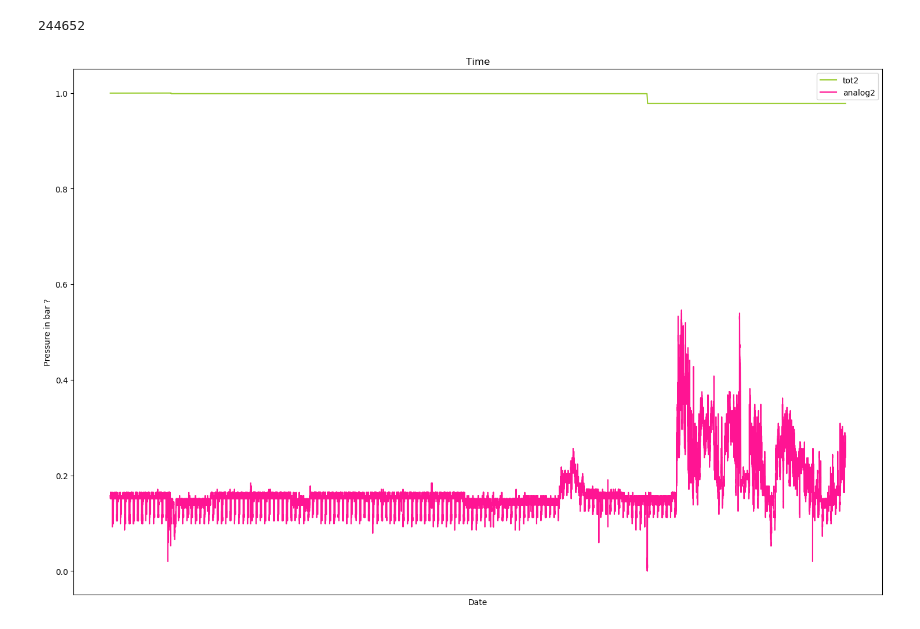
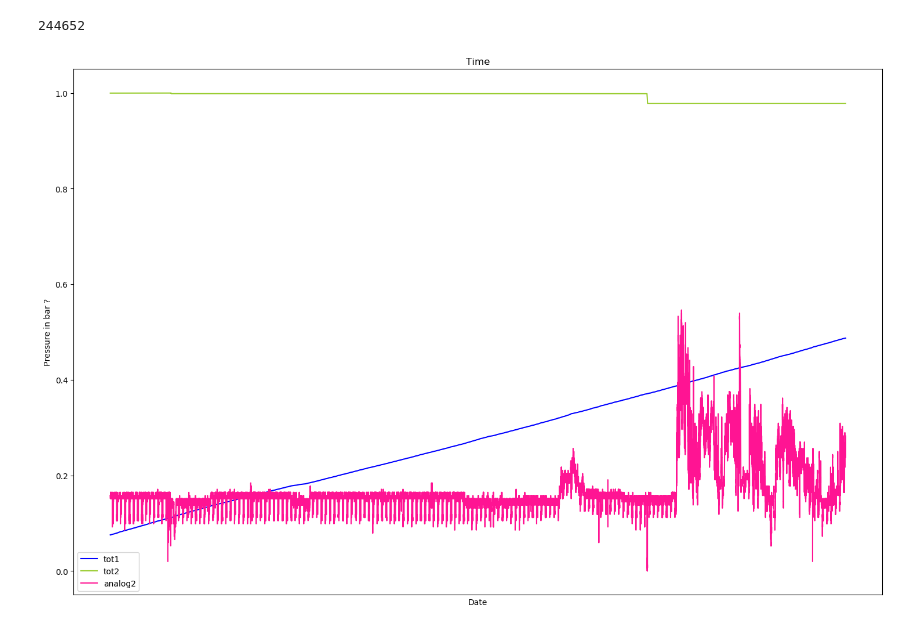
Before and after one commit to Zan-23/IJS_water_loss, a Jupyter notebook: notebooks/Intial data analysis.ipynb, the cells around one changed output. Drawn from its saved outputs; the diff is of its cells as text; code cells hidden in the pictures.

```diff
--- a/notebooks/Intial data analysis.ipynb
+++ b/notebooks/Intial data analysis.ipynb
@@ -464,14 +464,14 @@ len(data_y[:, 1])
 # %%
 fig = plt.figure(figsize=(18, 12), dpi= 100, facecolor='w')
 
-# plt.plot(time_x, data_y[:, 0], color="blue", label="tot1")
+plt.plot(time_x, data_y[:, 0], color="blue", label="tot1")
 plt.plot(time_x, data_y[:, 1], color="yellowgreen", label="tot2")
 plt.plot(time_x, data_y[:, 2], color="deeppink", label="analog2")
 plt.xticks([])
 plt.ylabel('Pressure in bar ?')
 plt.xlabel('Date')
 plt.title('Time')
 plt.legend()
 plt.show()
 # %% [output]
-[figure, old version]
+[figure, new version]
```
Also changed, not shown: 3 other files.
